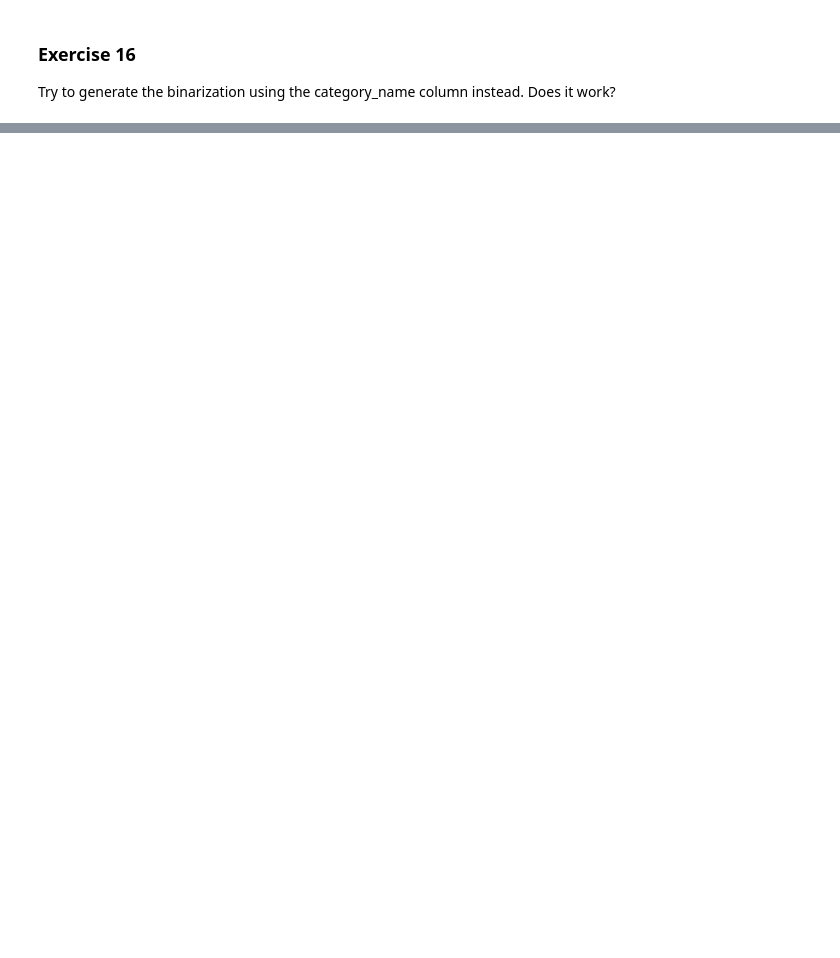
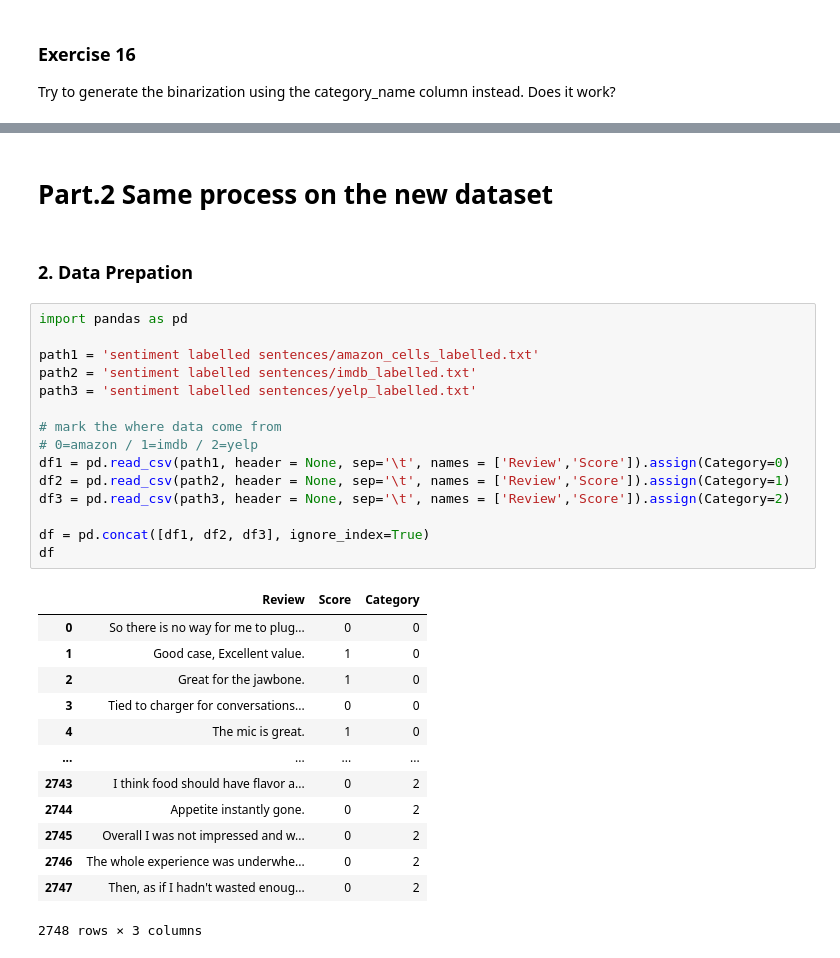
Before and after one commit to JohnnyLin97/DM2021-Lab1-Homework, a Jupyter notebook: DM2021-Lab1-Homework.ipynb, the cells around one changed output, grey strips where cells are left out. Cells and saved outputs as stored; diff of their text form; blank space fills up the shorter version.

Commit message:
finished part.2 5-3

```diff
--- a/DM2021-Lab1-Homework.ipynb
+++ b/DM2021-Lab1-Homework.ipynb
@@ -354,0 +340,33 @@ df[0:9]
+# %% [markdown]
+# Part.2 Same process on the new dataset
+# %% [markdown]
+### 2. Data Prepation
+# %%
+import pandas as pd
+
+path1 = 'sentiment labelled sentences/amazon_cells_labelled.txt'
+path2 = 'sentiment labelled sentences/imdb_labelled.txt'
+path3 = 'sentiment labelled sentences/yelp_labelled.txt'
+
+# mark the where data come from
+# 0=amazon / 1=imdb / 2=yelp
+df1 = pd.read_csv(path1, header = None, sep='\t', names = ['Review','Score']).assign(Category=0)
+df2 = pd.read_csv(path2, header = None, sep='\t', names = ['Review','Score']).assign(Category=1)
+df3 = pd.read_csv(path3, header = None, sep='\t', names = ['Review','Score']).assign(Category=2)
+
+df = pd.concat([df1, df2, df3], ignore_index=True)
+df
+# %% [output]
+|  | Review | Score | Category |
+| 0 | So there is no way for me to plug... | 0 | 0 |
+| 1 | Good case, Excellent value. | 1 | 0 |
+| 2 | Great for the jawbone. | 1 | 0 |
+| 3 | Tied to charger for conversations... | 0 | 0 |
+| 4 | The mic is great. | 1 | 0 |
+| ... | ... | ... | ... |
+| 2743 | I think food should have flavor a... | 0 | 2 |
+| 2744 | Appetite instantly gone. | 0 | 2 |
+| 2745 | Overall I was not impressed and w... | 0 | 2 |
+| 2746 | The whole experience was underwhe... | 0 | 2 |
+| 2747 | Then, as if I hadn't wasted enoug... | 0 | 2 |
+2748 rows × 3 columns
```
Also changed, not shown: parts of 25 cells of this notebook, 6 other files.
